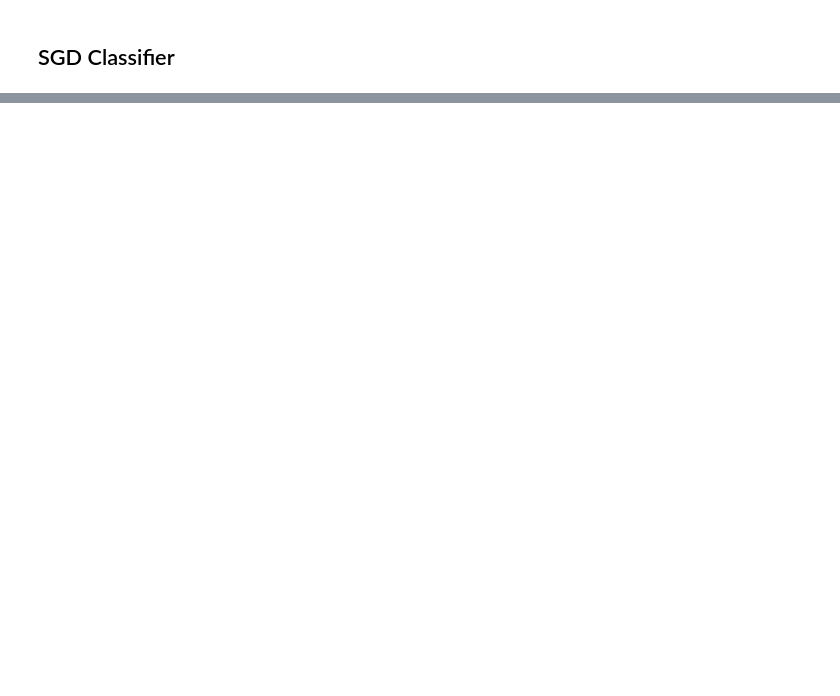
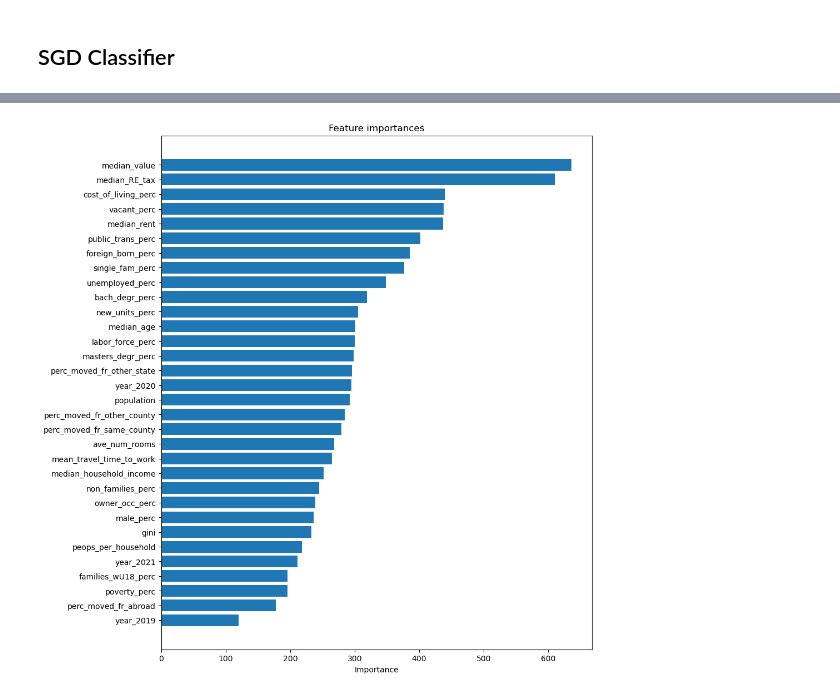
Before and after one commit to mexiliang/milestone696, a Jupyter notebook: s4_models_classification.ipynb, the cells around one changed output, grey strips where cells are left out. Saved outputs shown, nothing was run; the diff lists cells and outputs as text; code cells hidden in the pictures; blank space fills up the shorter version.

```diff
--- a/s4_models_classification.ipynb
+++ b/s4_models_classification.ipynb
@@ -175,0 +601,6 @@ Accuracy: 71.79%
+# %%
+start_time = time.time()
+grid_search.fit(Xtrn, ytrn)
+end_time = time.time()
+print(f"Total runtime: {end_time - start_time:.2f} seconds")
+print_clf_summaries(grid_search)
@@ -175,0 +625,19 @@ Accuracy: 71.79%
+# %%
+best_lgbm = grid_search.best_estimator_
+importances = best_lgbm.feature_importances_
+import matplotlib.pyplot as plt
+
+# Assuming you have a list of feature names, for example from a DataFrame
+feature_names = Xtrn.columns
+
+# Sort features based on importance
+sorted_idx = importances.argsort()
+
+plt.figure(figsize=(10, 12))
+plt.barh(range(len(sorted_idx)), importances[sorted_idx], align='center')
+plt.yticks(range(len(sorted_idx)), [feature_names[i] for i in sorted_idx])
+plt.xlabel('Importance')
+plt.title('Feature importances')
+plt.show()
+# %% [output]
+[figure, added]
```
Also changed, not shown: parts of 109 cells of this notebook, 4 other files.
